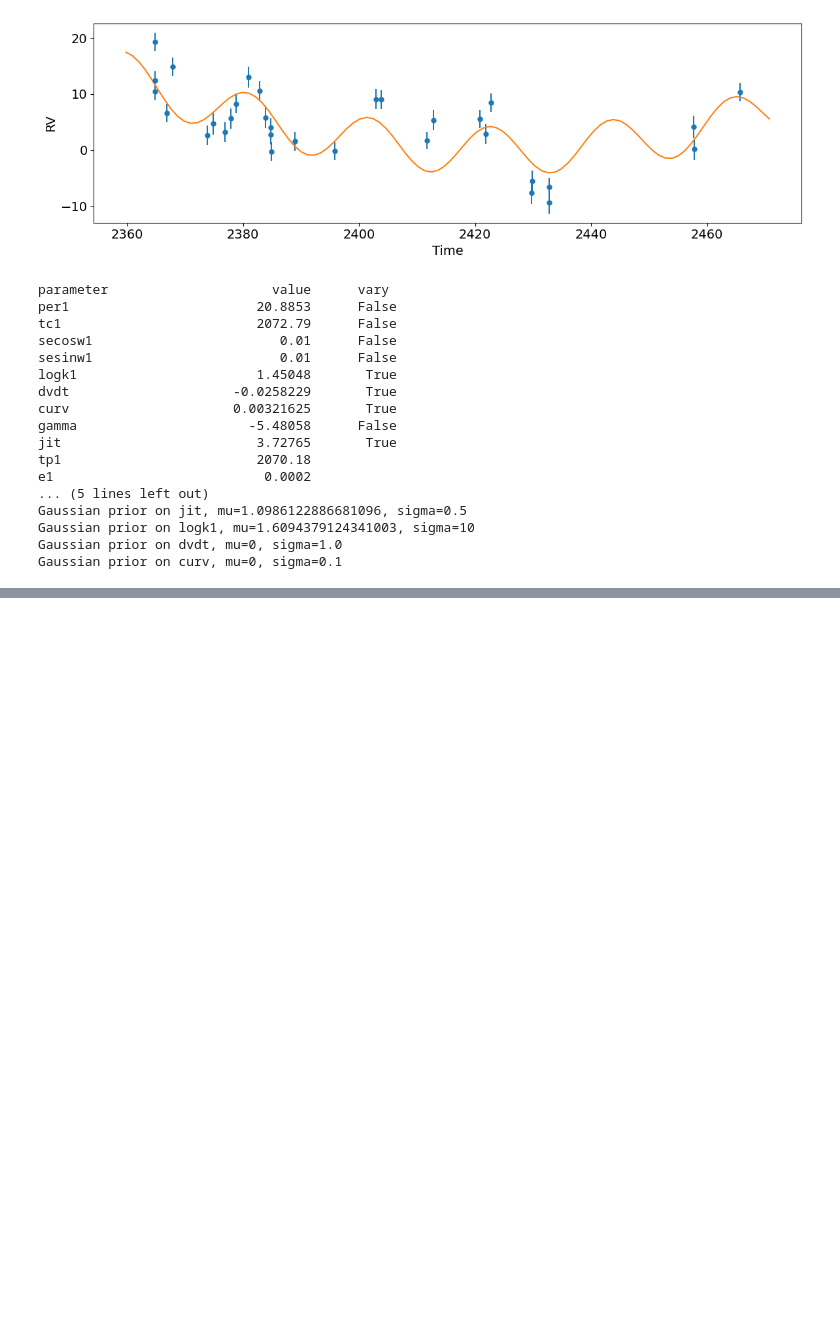
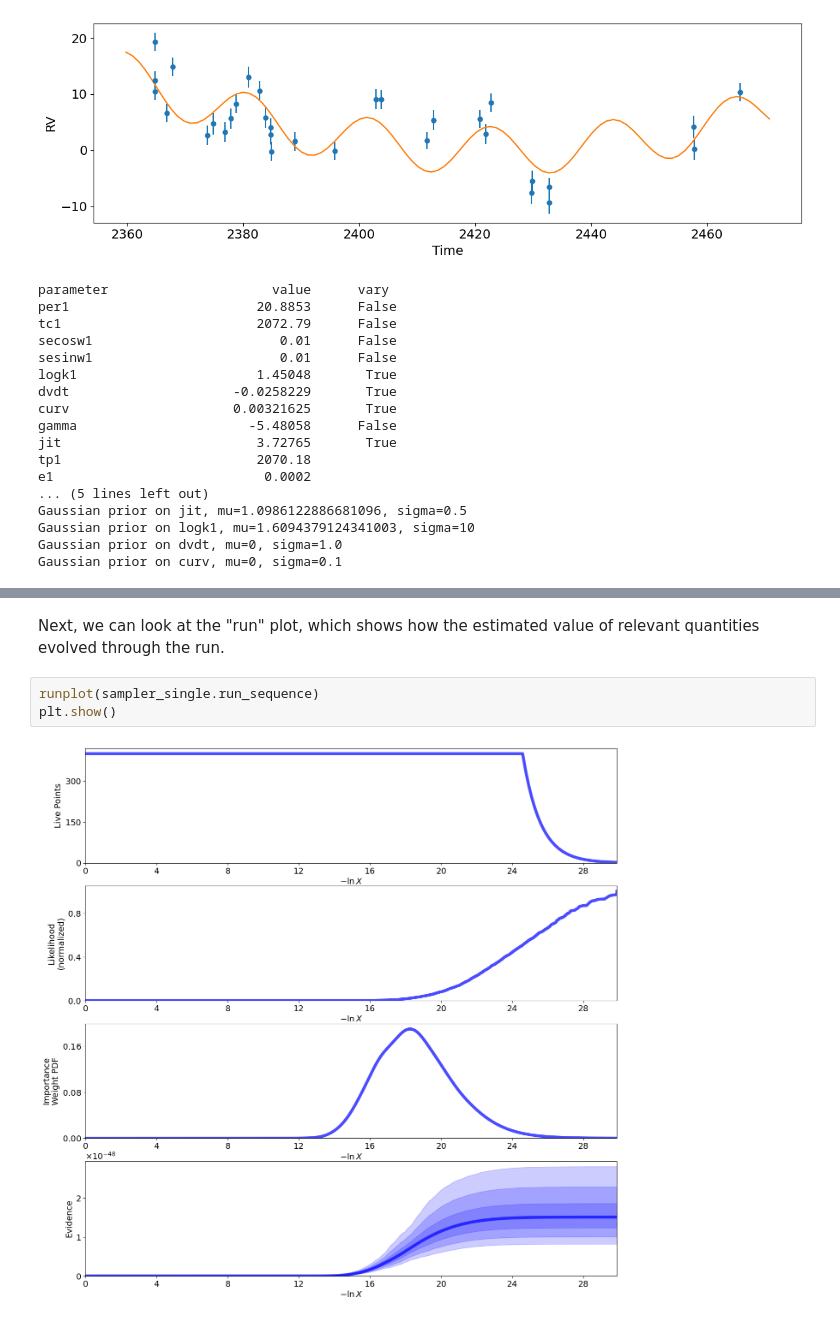
Before and after one commit to vandalt/radvel, a Jupyter notebook: docs/tutorials/K2-24_Fitting_NS.ipynb, the cells around one changed output, grey strips where cells are left out. Drawn from its saved outputs; the diff is of its cells as text; blank space fills up the shorter version.

```diff
--- a/docs/tutorials/K2-24_Fitting_NS.ipynb
+++ b/docs/tutorials/K2-24_Fitting_NS.ipynb
@@ -290,0 +209,7 @@ bic_circular - bic_ecc
+# %% [markdown]
+Next, we can look at the "run" plot, which shows how the estimated value of relevant quantities evolved through the run.
+# %%
+runplot(sampler_single.run_sequence)
+plt.show()
+# %% [output]
+[figure, added]
```
Also changed, not shown: parts of 44 cells of this notebook, 3 other files.
